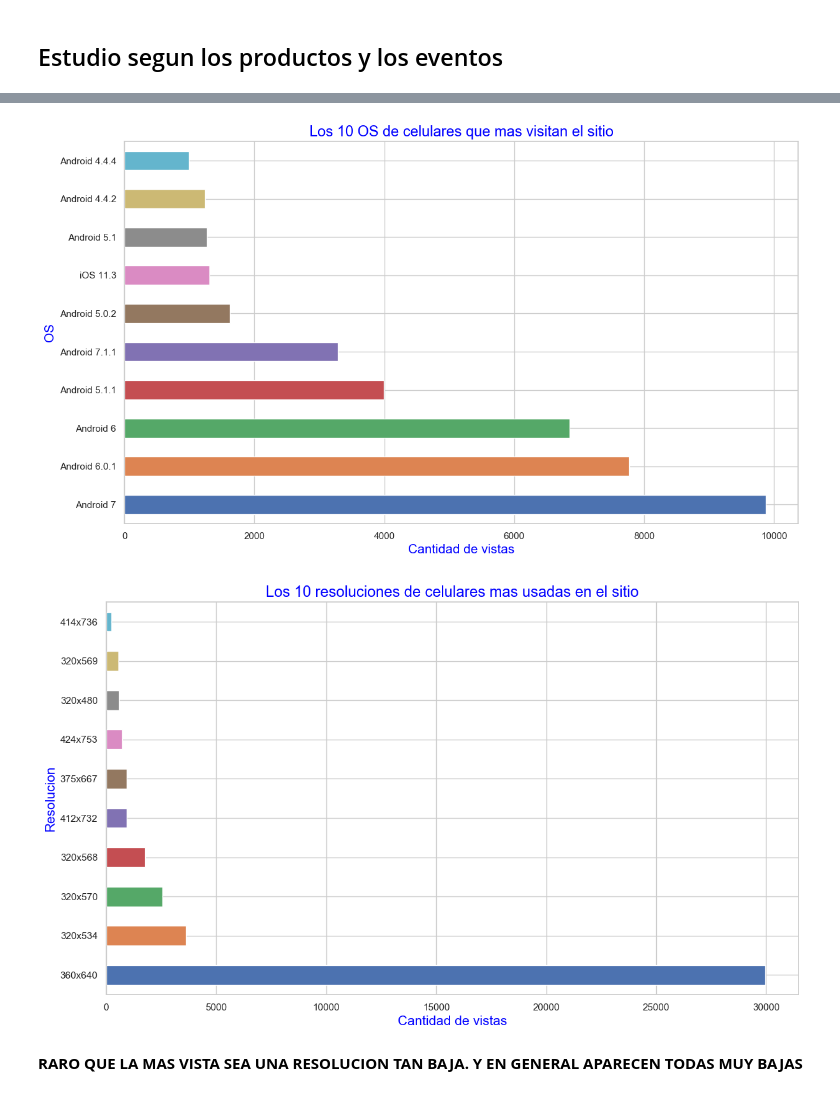
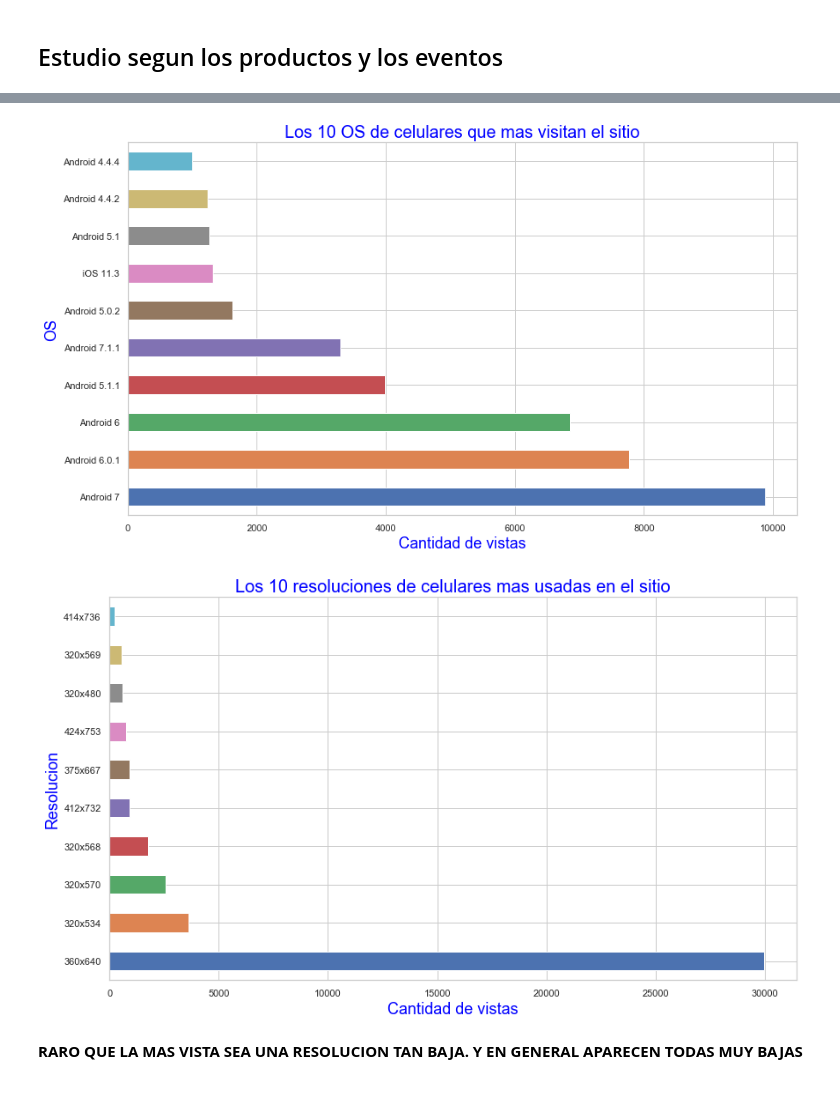
Before and after one commit to Blaz77/DatosReloaded, a Jupyter notebook: TP1/Exploracion_Trocafone.ipynb, the cells around one changed output, grey strips where cells are left out. Drawn from its saved outputs; the diff is of its cells as text; code cells hidden in the pictures.

```diff
--- a/TP1/Exploracion_Trocafone.ipynb
+++ b/TP1/Exploracion_Trocafone.ipynb
@@ -108,25 +108,25 @@ modelsPlot.set_ylabel('Modelo de celular', color = 'blue', fontsize = 15);
 # %%
 #Sistemas operativos que mas se visitan
 osData = trocafoneData[trocafoneData['operating_system_version'] != 'Nan']
 osData = osData[osData['event'] == 'visited site']
 osData = osData[osData['device_type'] == 'Smartphone']
 osData_plot = osData['operating_system_version'].value_counts().head(10).plot(kind = 'barh',figsize =(14,8));
-osData_plot.set_title('Los 10 OS de celulares que mas visitan el sitio', fontsize = 17, color = 'blue')
-osData_plot.set_xlabel('Cantidad de vistas', color = 'blue', fontsize = 15)
-osData_plot.set_ylabel('OS', color = 'blue', fontsize = 15);
+osData_plot.set_title('Los 10 OS de celulares que mas visitan el sitio', fontsize = 20, color = 'blue')
+osData_plot.set_xlabel('Cantidad de vistas', color = 'blue', fontsize = 18)
+osData_plot.set_ylabel('OS', color = 'blue', fontsize = 18);
 # %% [output]
-[figure, old version]
+[figure, new version]
 # %%
 #Resoluciones que mas se visitan
 screen_resolution = trocafoneData[trocafoneData['screen_resolution'] != 'Nan']
 screen_resolution = screen_resolution[screen_resolution['event'] == 'visited site']
 screen_resolution = screen_resolution[screen_resolution['device_type'] == 'Smartphone']
 screen_resolution_plot = screen_resolution['screen_resolution'].value_counts().head(10).plot(kind = 'barh', figsize =(14,8));
-screen_resolution_plot.set_title('Los 10 resoluciones de celulares mas usadas en el sitio', fontsize = 17, color = 'blue')
-screen_resolution_plot.set_xlabel('Cantidad de vistas', color = 'blue', fontsize = 15)
-screen_resolution_plot.set_ylabel('Resolucion', color = 'blue', fontsize = 15);
+screen_resolution_plot.set_title('Los 10 resoluciones de celulares mas usadas en el sitio', fontsize = 20, color = 'blue')
+screen_resolution_plot.set_xlabel('Cantidad de vistas', color = 'blue', fontsize = 18)
+screen_resolution_plot.set_ylabel('Resolucion', color = 'blue', fontsize = 18);
 # %% [output]
-[figure, old version]
+[figure, new version]
 # %% [markdown]
 **RARO QUE LA MAS VISTA SEA UNA RESOLUCION TAN BAJA. Y EN GENERAL APARECEN TODAS MUY BAJAS**
 # %%
```
Also changed, not shown: parts of 16 cells of this notebook.
